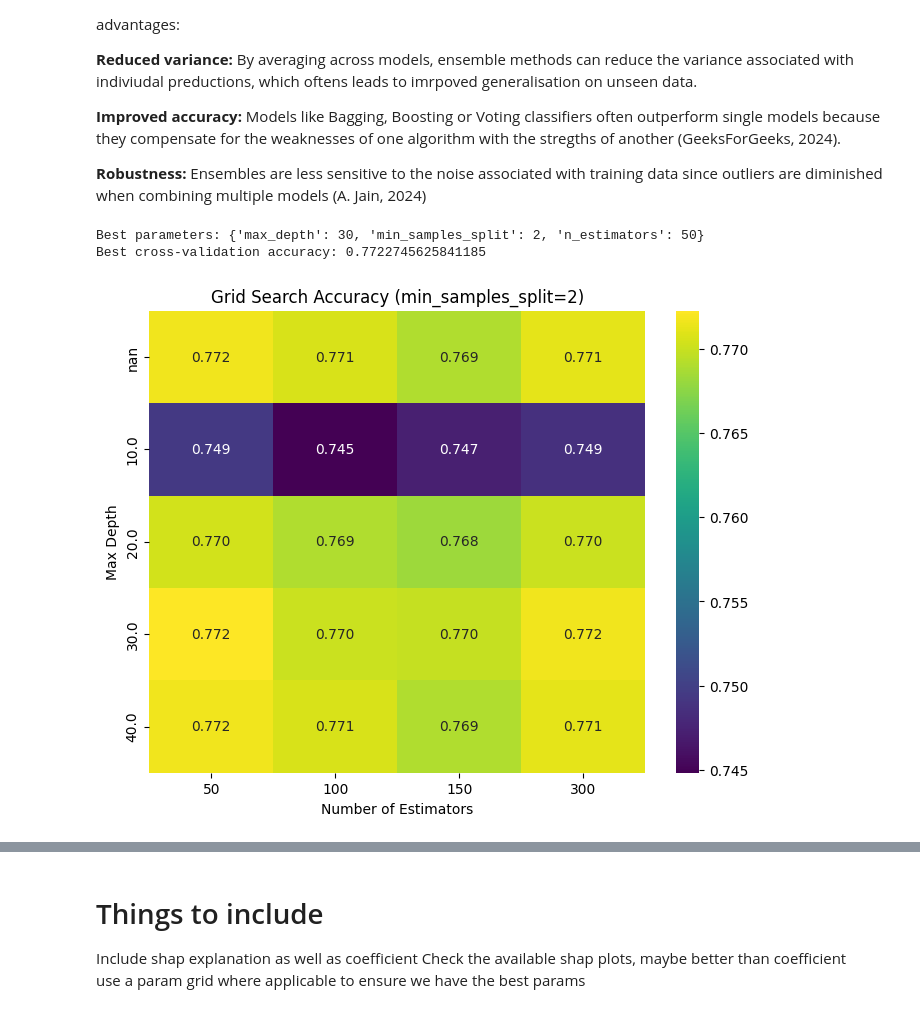
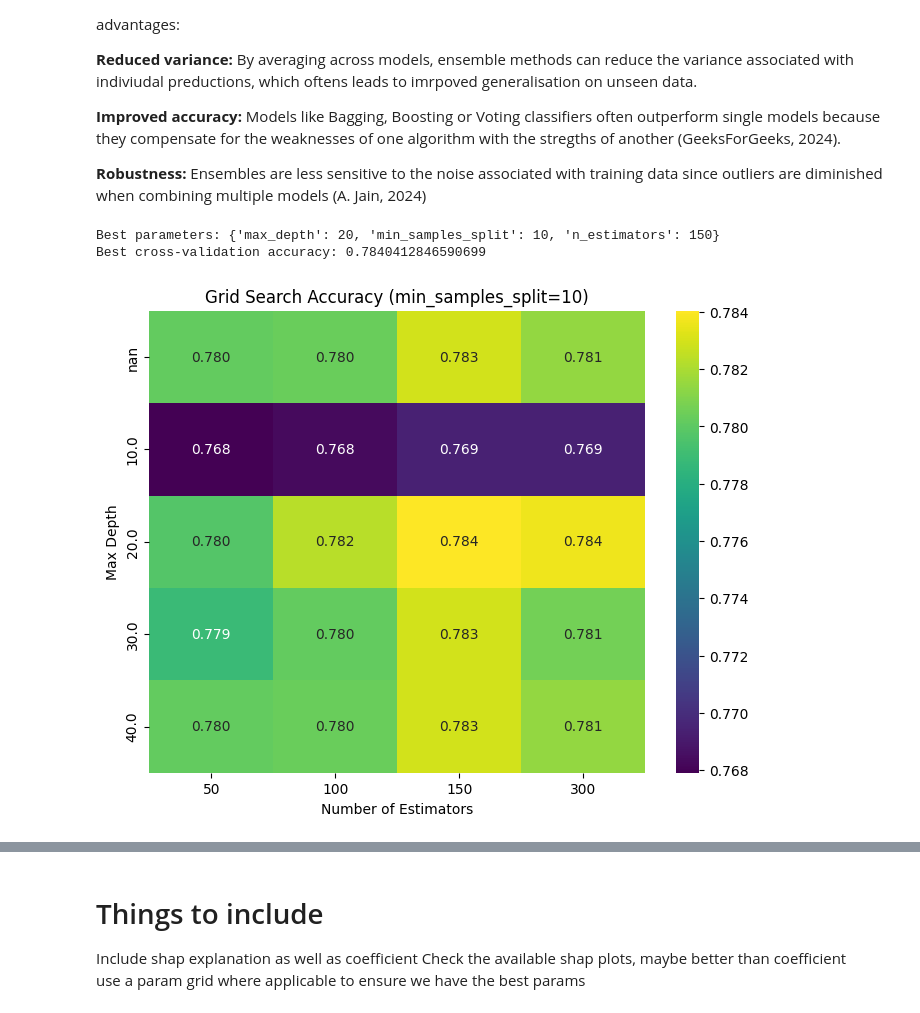
Before and after one commit to DSkilton/ML_Approaches_for_Predicting_Spinal_Disorders, a Jupyter notebook: main.ipynb, the cells around one changed output, grey strips where cells are left out. Drawn from its saved outputs; the diff is of its cells as text; code cells hidden in the pictures.

```diff
--- a/main.ipynb
+++ b/main.ipynb
@@ -454,0 +472,26 @@ spondylolisthesis       0.00      0.00      0.00        86
+# %%
+X_train_unbalanced, X_test_final = X_train_scaled_df, X_test_scaled_df
+y_train_unbalanced, y_test_final = y_train, y_test
+
+smote = SMOTE(random_state=FORTY_TWO)
+X_train_balanced, y_train_balanced = smote.fit_resample(X_train_unbalanced, y_train_unbalanced)
+
+rf_classifier = RandomForestClassifier(random_state=FORTY_TWO)
+
+param_grid = {
+    'n_estimators': [25, 50, 100, 200],
+    'max_depth': [5, 6, 10, None],
+    'max_features': ['sqrt', 'log2'],
+    'min_samples_split': [2, 5, 10],
+}
+
+grid_search = GridSearchCV(rf_classifier, param_grid, cv=5, scoring='accuracy', n_jobs=-1)
+grid_search.fit(X_train_balanced, y_train_balanced)
+
+print("Best params:", grid_search.best_params_)
+
+best_rf   = grid_search.best_estimator_
+rf_preds  = best_rf.predict(X_test_final)
+rf_acc    = accuracy_score(y_test_final, rf_preds)
+
+print("Test accuracy:", rf_acc)
@@ -770,32 +858,32 @@ Ensemble learning is a technique that combines multiple models to produce a sing
 # %%
 rf = RandomForestClassifier(random_state=FORTY_TWO, class_weight='balanced')
 
 param_grid = {
     'n_estimators': [50, 100, 150, 300],
     'max_depth': [None, 10, 20, 30, 40],
     'min_samples_split': [2, 5, 10, 20]
 }
 
 grid_search = GridSearchCV(rf, param_grid, cv=5, scoring='accuracy', n_jobs=-1)
-grid_search.fit(X_train, y_train)
+grid_search.fit(X_train_balanced, y_train_nn)
 
 print("Best parameters:", grid_search.best_params_)
 print("Best cross-validation accuracy:", grid_search.best_score_)
 
 results = pd.DataFrame(grid_search.cv_results_)
 
 best_min_samples_split = grid_search.best_params_['min_samples_split']
 filtered_results = results[results['param_min_samples_split'] == best_min_samples_split]
 
 heatmap_data = filtered_results.pivot(index='param_max_depth', columns='param_n_estimators', values='mean_test_score')
 
 plt.figure(figsize=(8, 6))
 sns.heatmap(heatmap_data, annot=True, fmt=".3f", cmap="viridis")
 plt.title(f'Grid Search Accuracy (min_samples_split={best_min_samples_split})')
 plt.ylabel('Max Depth')
 plt.xlabel('Number of Estimators')
 plt.show()
 # %% [output]
-Best parameters: {'max_depth': 30, 'min_samples_split': 2, 'n_estimators': 50}
-Best cross-validation accuracy: 0.7722745625841185
+Best parameters: {'max_depth': 20, 'min_samples_split': 10, 'n_estimators': 150}
+Best cross-validation accuracy: 0.7840412846590699
-[figure, old version]
+[figure, new version]
```
Also changed, not shown: parts of 43 cells of this notebook.
